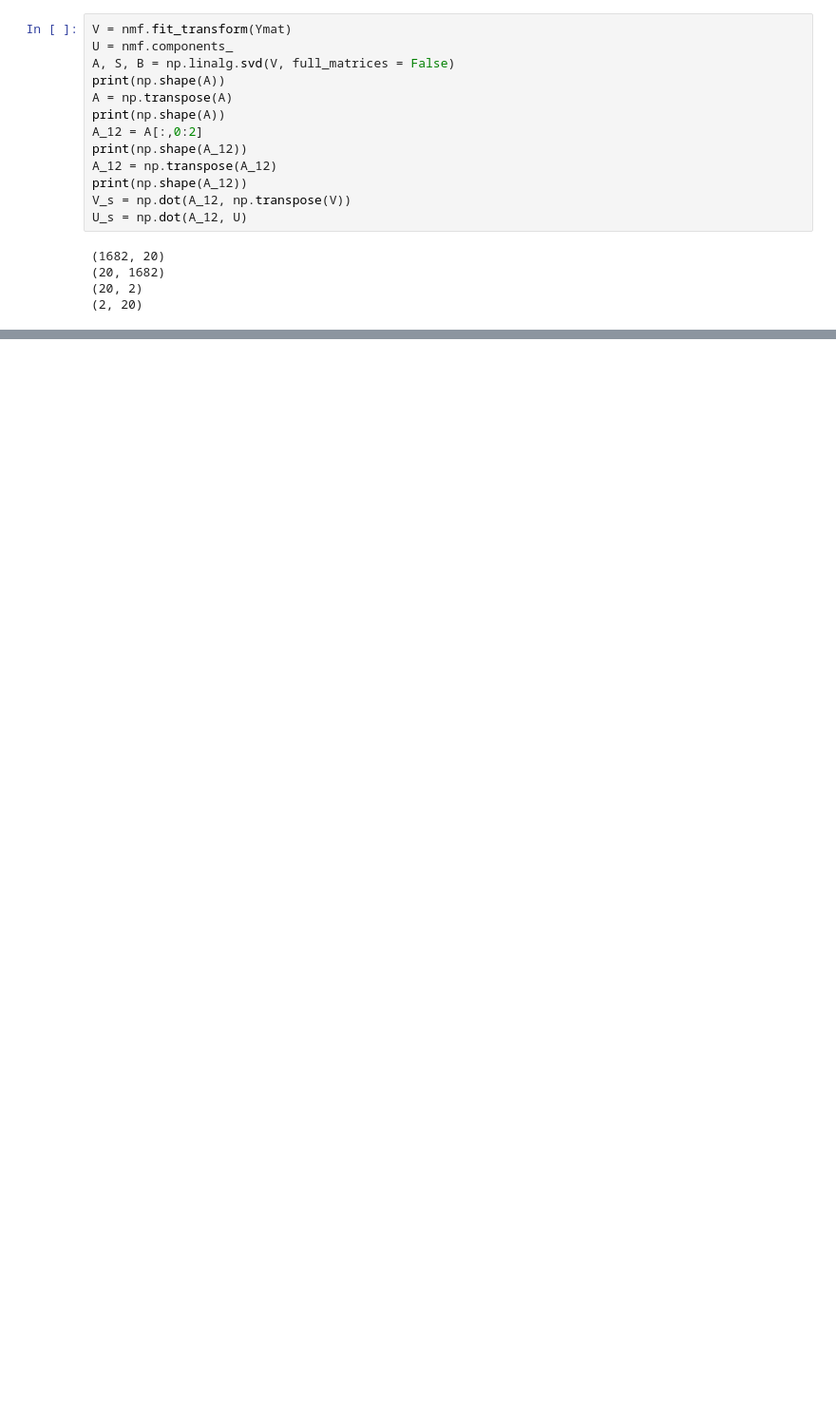
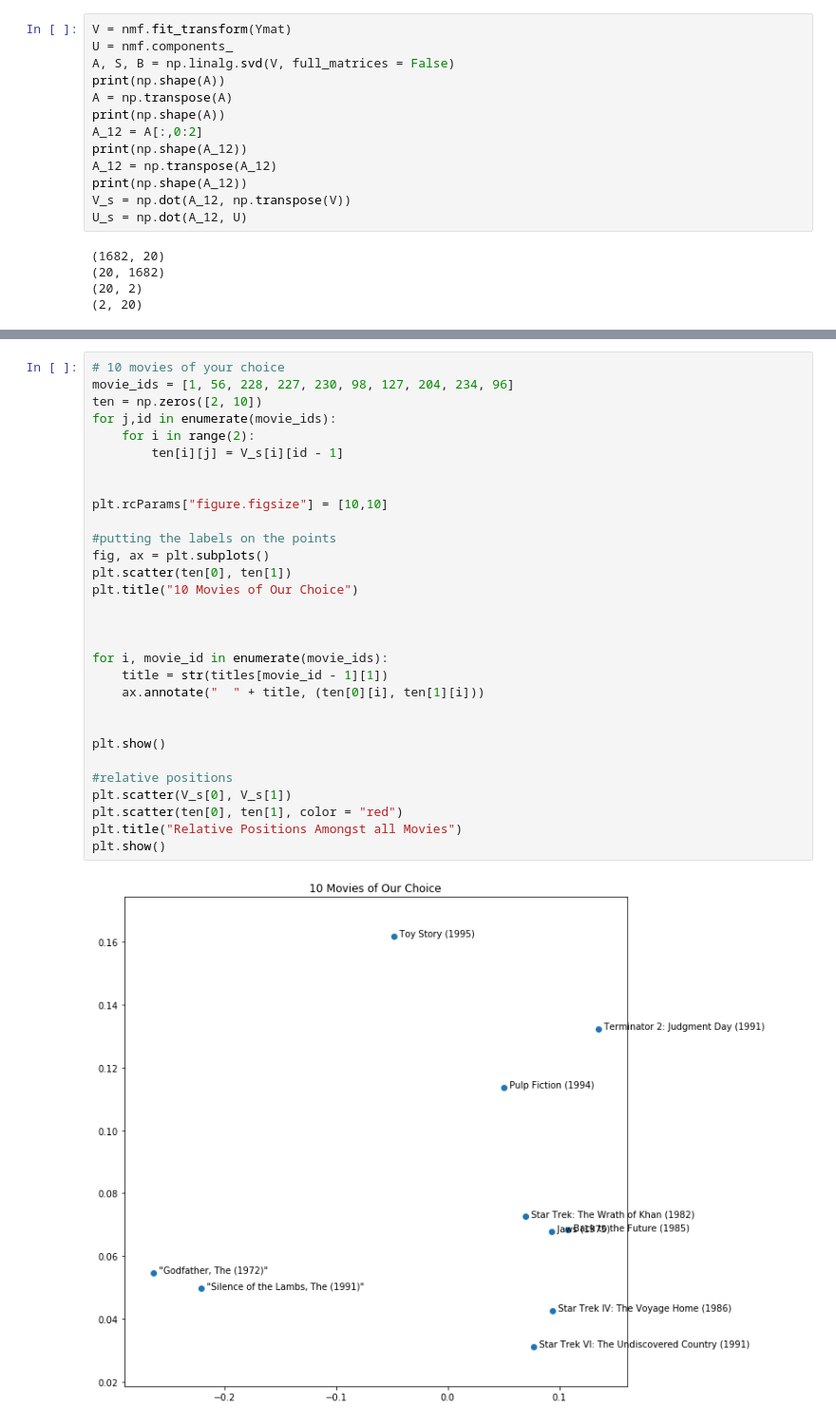
Before and after one commit to jwcomo66/miniproject2, a Jupyter notebook: off_the_shelf.ipynb, the cells around one changed output, grey strips where cells are left out. Shown at 95% size. Saved outputs shown, nothing was run; the diff lists cells and outputs as text; blank space fills up the shorter version.

```diff
--- a/off_the_shelf.ipynb
+++ b/off_the_shelf.ipynb
@@ -193,0 +223,32 @@ U_s = np.dot(A_12, U)
+# %%
+# 10 movies of your choice
+movie_ids = [1, 56, 228, 227, 230, 98, 127, 204, 234, 96]
+ten = np.zeros([2, 10])
+for j,id in enumerate(movie_ids):
+    for i in range(2):
+        ten[i][j] = V_s[i][id - 1]
+
+
+plt.rcParams["figure.figsize"] = [10,10]
+
+#putting the labels on the points
+fig, ax = plt.subplots()
+plt.scatter(ten[0], ten[1])
+plt.title("10 Movies of Our Choice")
+
+
+
+for i, movie_id in enumerate(movie_ids):
+    title = str(titles[movie_id - 1][1])
+    ax.annotate("  " + title, (ten[0][i], ten[1][i]))
+
+
+plt.show()
+
+#relative positions
+plt.scatter(V_s[0], V_s[1])
+plt.scatter(ten[0], ten[1], color = "red")
+plt.title("Relative Positions Amongst all Movies")
+plt.show()
+# %% [output]
+[figure, added]
```
Also changed, not shown: parts of 17 cells of this notebook.
